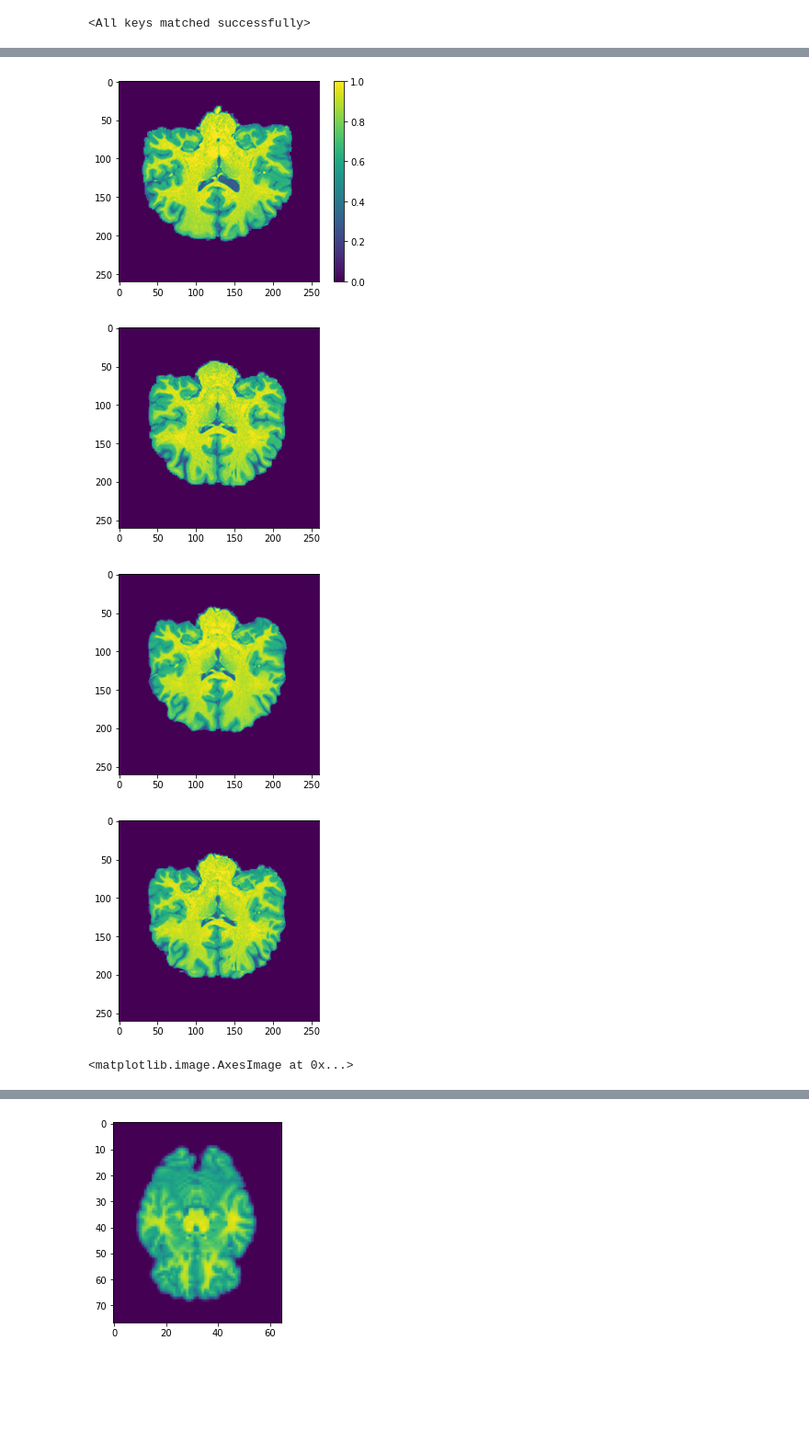
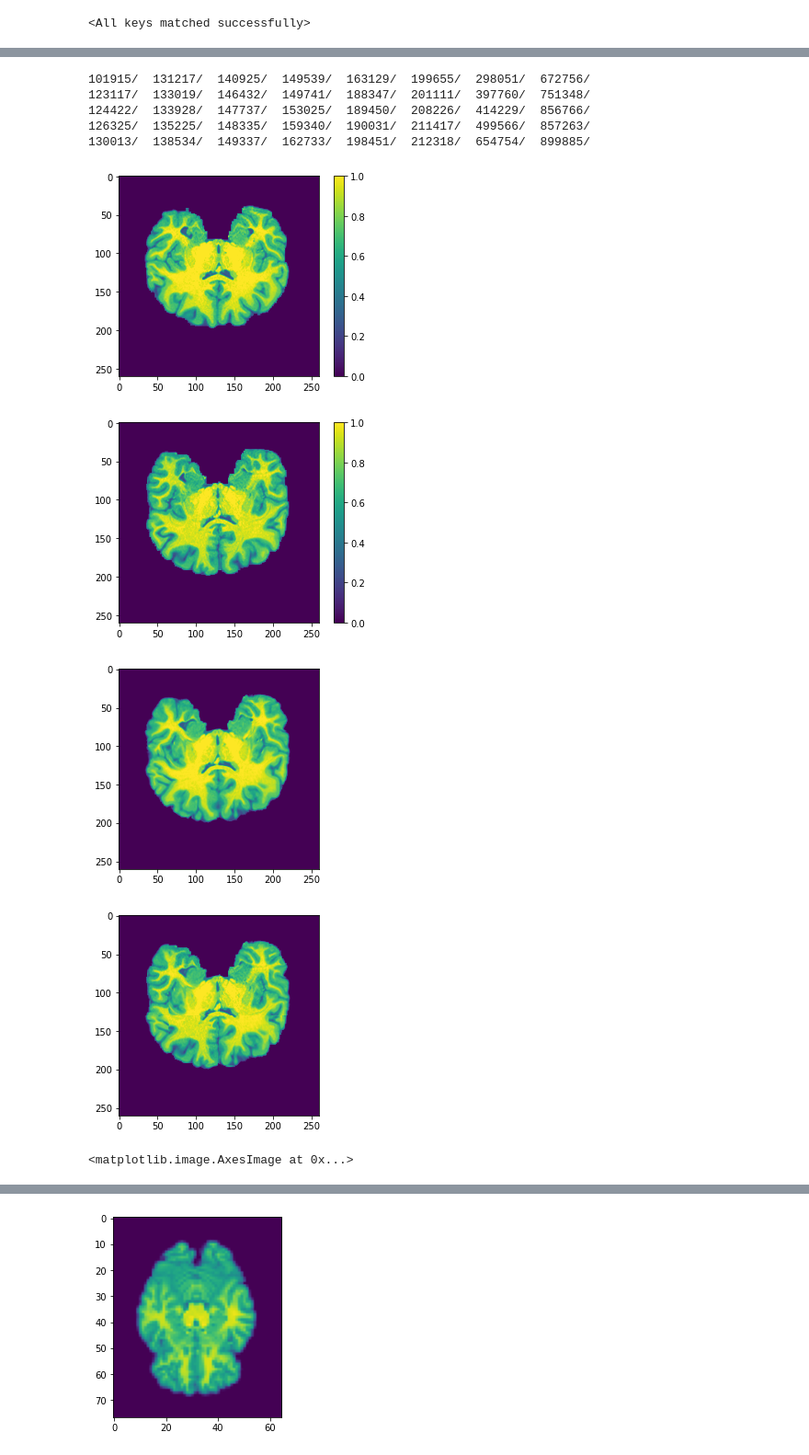
Before and after one commit to HastingsGreer/InverseConsistency, a Jupyter notebook: notebooks/brain.ipynb, the cells around one changed output, grey strips where cells are left out. Shown at 92% size. Drawn from its saved outputs; the diff is of its cells as text; code cells hidden in the pictures; blank space fills up the shorter version.

Commit message:
brain progress

```diff
--- a/notebooks/brain.ipynb
+++ b/notebooks/brain.ipynb
@@ -15,3 +19,8 @@ weights_path = "/playpen-raid1/tgreer/InverseConsistency/training_scripts/brain_
 net.regis_net.load_state_dict(torch.load(weights_path))
 # %% [output]
 <All keys matched successfully>
+# %%
+net = trainq.make_network()
+weights_path = "/playpen-raid1/tgreer/InverseConsistency/\
+training_scripts/brain_t1_pipeline/results/quarter_stripped-1/brain_aligner_resi_net18000"
+net.regis_net.load_state_dict(torch.load(weights_path))
@@ -18,3 +29,11 @@ net.regis_net.load_state_dict(torch.load(weights_path))
+# %%
+ls /playpen-raid2/Data/HCP/manual_subcortical_segmentations_BWH/
+# %% [output]
+101915/  131217/  140925/  149539/  163129/  199655/  298051/  672756/
+123117/  133019/  146432/  149741/  188347/  201111/  397760/  751348/
+124422/  133928/  147737/  153025/  189450/  208226/  414229/  856766/
+126325/  135225/  148335/  159340/  190031/  211417/  499566/  857263/
+130013/  138534/  149337/  162733/  198451/  212318/  654754/  899885/
 # %%
 def preprocess(image):
     #image = itk.CastImageFilter[itk.Image[itk.SS, 3], itk.Image[itk.F, 3]].New()(image)
@@ -22,50 +41,56 @@ def preprocess(image):
     image = itk.clamp_image_filter(image, bounds=(0, 1))
     return image
 
+NA = "101915"
+NB = "131217"
+
+NA = "162733"
+NB = "198451"
+
+#NA = "149337"
+#NB = "201111"
 
 image_A = itk.imread(
-    "/playpen-raid2/Data/HCP/HCP_1200/101915/T1w/T1w_acpc_dc_restore_brain.nii.gz")
+    f"/playpen-raid2/Data/HCP/HCP_1200/{NA}/T1w/T1w_acpc_dc_restore_brain.nii.gz")
 image_A = preprocess(image_A)
 image_B = itk.imread(
-    "/playpen-raid2/Data/HCP/HCP_1200/131217/T1w/T1w_acpc_dc_restore_brain.nii.gz")
+    f"/playpen-raid2/Data/HCP/HCP_1200/{NB}/T1w/T1w_acpc_dc_restore_brain.nii.gz")
 image_B = preprocess(image_B)
+image_A_seg = itk.imread(
+    glob.glob(f"/playpen-raid2/Data/HCP/manual_subcortical_segmentations_BWH/{NA}/{NA}_*_novdc-label.nii.gz")[0])
+image_B_seg = itk.imread(
+    glob.glob(f"/playpen-raid2/Data/HCP/manual_subcortical_segmentations_BWH/{NB}/{NB}_*_novdc-label.nii.gz")[0])
-# %%
-image_A = itk.imread(
-    "/playpen-raid2/Data/HCP/HCP_1200/106824/T1w/T1w_acpc_dc_restore_brain.nii.gz")
-image_A = preprocess(image_A)
-image_B = itk.imread(
-    "/playpen-raid2/Data/HCP/HCP_1200/108525/T1w/T1w_acpc_dc_restore_brain.nii.gz")
-image_B = preprocess(image_B)
 # %%
 phi_AB, phi_BA = itk_wrapper.register_pair(net, image_A, image_B)
 # %%
 interpolator = itk.LinearInterpolateImageFunction.New(image_A)
 warped_image_A = itk.resample_image_filter(image_A,
     transform=phi_AB,
     interpolator=interpolator,
     size=itk.size(image_B),
     output_spacing=itk.spacing(image_B),
     output_direction=image_B.GetDirection(),
     output_origin=image_B.GetOrigin()
 )
 
-S = 150
+S = 170
 plt.imshow(image_A[:, S])
 plt.colorbar()
 plt.show()
 plt.imshow(image_B[:, S])
+plt.colorbar()
 plt.show()
 
 plt.imshow(warped_image_A[:, S])
 plt.show()
 
 plt.imshow(itk.checker_board_image_filter(warped_image_A, image_B)[:, S])
 plt.show()
 
 plt.imshow(itk.subtract_image_filter(warped_image_A, image_B)[:, S])
 # %% [output]
-[figure, old version]
+[figure, new version]
-[figure, old version]
+[figure, new version]
-[figure, old version]
+[figure, new version]
-[figure, old version]
+[figure, new version]
 <matplotlib.image.AxesImage at 0x...>
```
Also changed, not shown: parts of 12 cells of this notebook, 1 other file.
